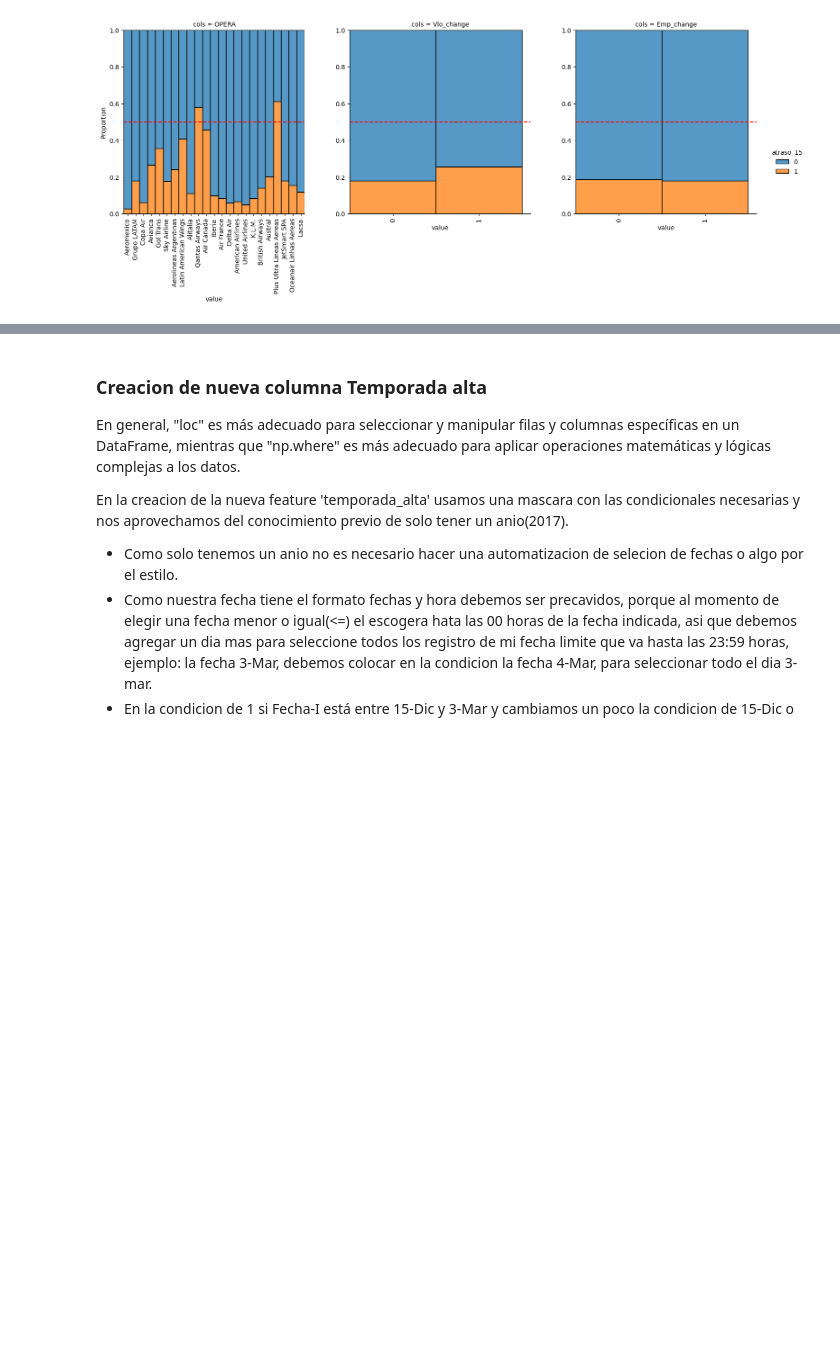
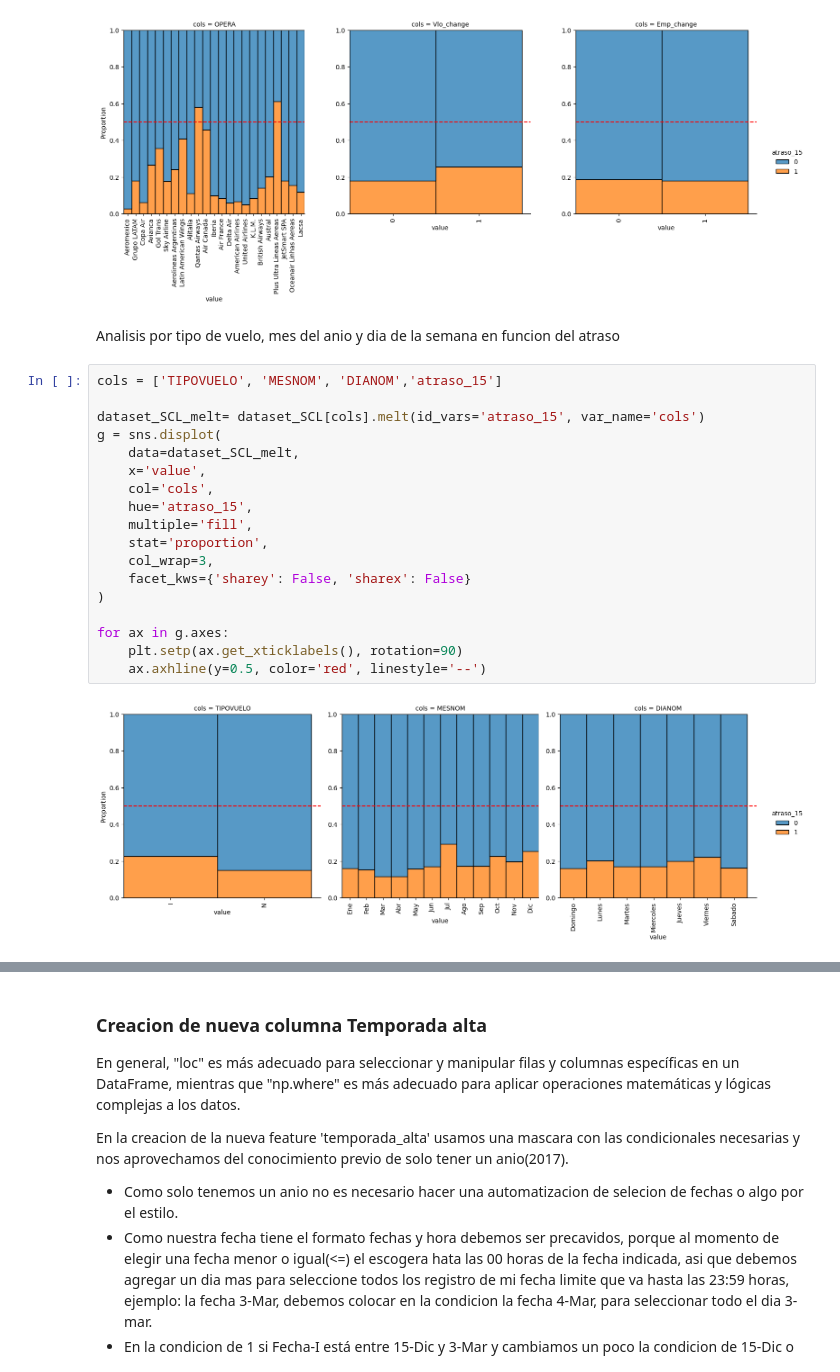
Before and after one commit to frandak2/latam_airlines, a Jupyter notebook: notebooks/1.0-fmh-initial-data-exploration.ipynb, the cells around one changed output, grey strips where cells are left out. Saved outputs shown, nothing was run; the diff lists cells and outputs as text; blank space fills up the shorter version.

```diff
--- a/notebooks/1.0-fmh-initial-data-exploration.ipynb
+++ b/notebooks/1.0-fmh-initial-data-exploration.ipynb
@@ -418,5 +422,27 @@ for ax in g.axes:
     ax.axhline(y=0.5, color='red', linestyle='--')
 # %% [output]
 [figure]
+# %% [markdown]
+Analisis por tipo de vuelo, mes del anio y dia de la semana en funcion del atraso
+# %%
+cols = ['TIPOVUELO', 'MESNOM', 'DIANOM','atraso_15']
+
+dataset_SCL_melt= dataset_SCL[cols].melt(id_vars='atraso_15', var_name='cols')
+g = sns.displot(
+    data=dataset_SCL_melt,
+    x='value',
+    col='cols',
+    hue='atraso_15',
+    multiple='fill',
+    stat='proportion',
+    col_wrap=3,
+    facet_kws={'sharey': False, 'sharex': False}
+)
+
+for ax in g.axes:
+    plt.setp(ax.get_xticklabels(), rotation=90)
+    ax.axhline(y=0.5, color='red', linestyle='--')
+# %% [output]
+[figure, added]
 # %% [markdown]
 Con esta tabla observamos:
```
Also changed, not shown: parts of 44 cells of this notebook, 3 other files.
